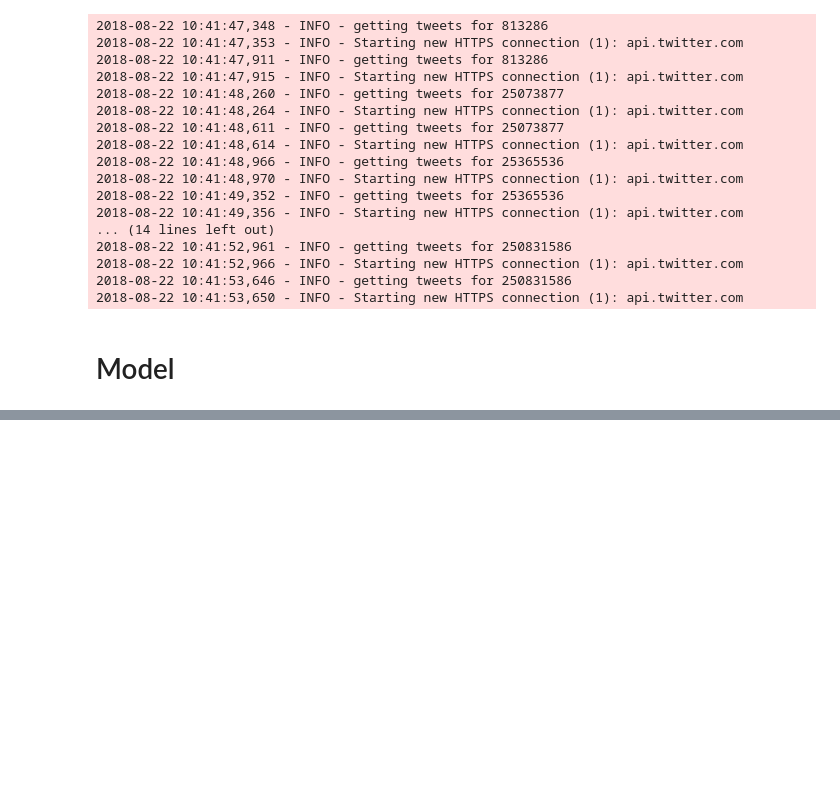
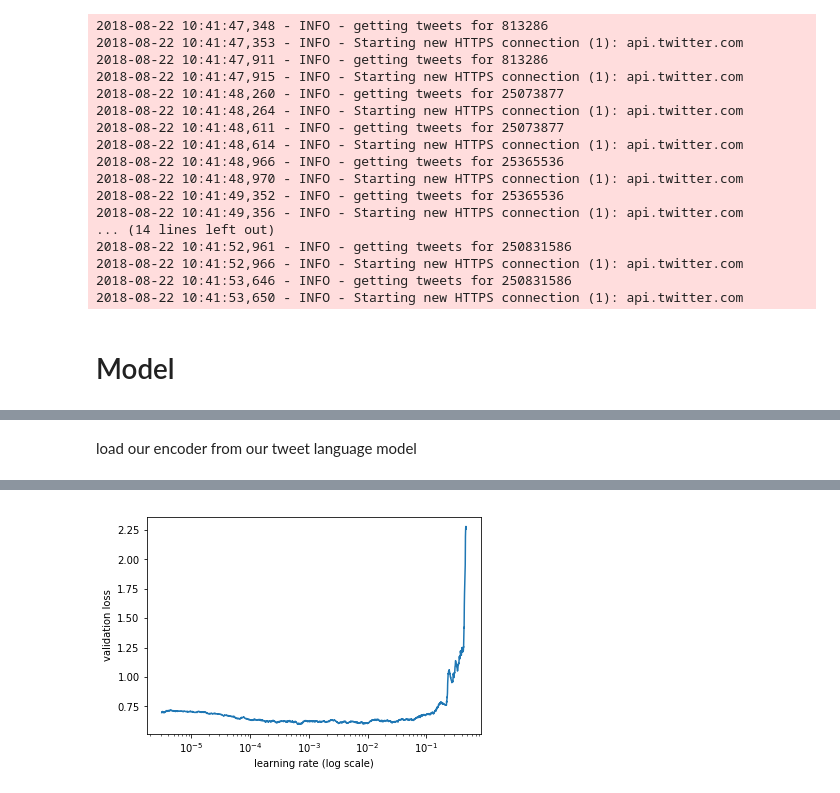
Before and after one commit to estorrs/twitter-celebrity-tweet-sentiment, a Jupyter notebook: celebrity-twitter-sentiment.ipynb, the cells around one changed output, grey strips where cells are left out. Saved outputs shown, nothing was run; the diff lists cells and outputs as text; code cells hidden in the pictures; blank space fills up the shorter version.

```diff
--- a/celebrity-twitter-sentiment.ipynb
+++ b/celebrity-twitter-sentiment.ipynb
@@ -89,0 +493,11 @@ f.close()
+# %%
+opt_fn = partial(optim.Adam, betas=(0.7, 0.99))
+# %%
+learn = RNN_Learner(md, TextModel(to_gpu(m)), opt_fn=opt_fn)
+learn.reg_fn = partial(seq2seq_reg, alpha=2, beta=1)
+learn.clip=25.
+learn.metrics = [accuracy]
+# %%
+lr=3e-3
+lrm = 2.6
+lrs = np.array([lr/(lrm**4), lr/(lrm**3), lr/(lrm**2), lr/lrm, lr]) # differential learning rates
@@ -89,0 +506,6 @@ f.close()
+# %% [markdown]
+load our encoder from our tweet language model
+# %%
+wd = 1e-7
+wd = 0
+learn.load_encoder('lm1_enc')
@@ -89,0 +515,5 @@ f.close()
+# %%
+# to find learning rate
+learn.lr_find(lrs/1000)
+learn.sched.plot()
+# %% [output]
@@ -89,0 +521 @@ f.close()
+[figure, added]
```
Also changed, not shown: parts of 106 cells of this notebook, 2 other files.
